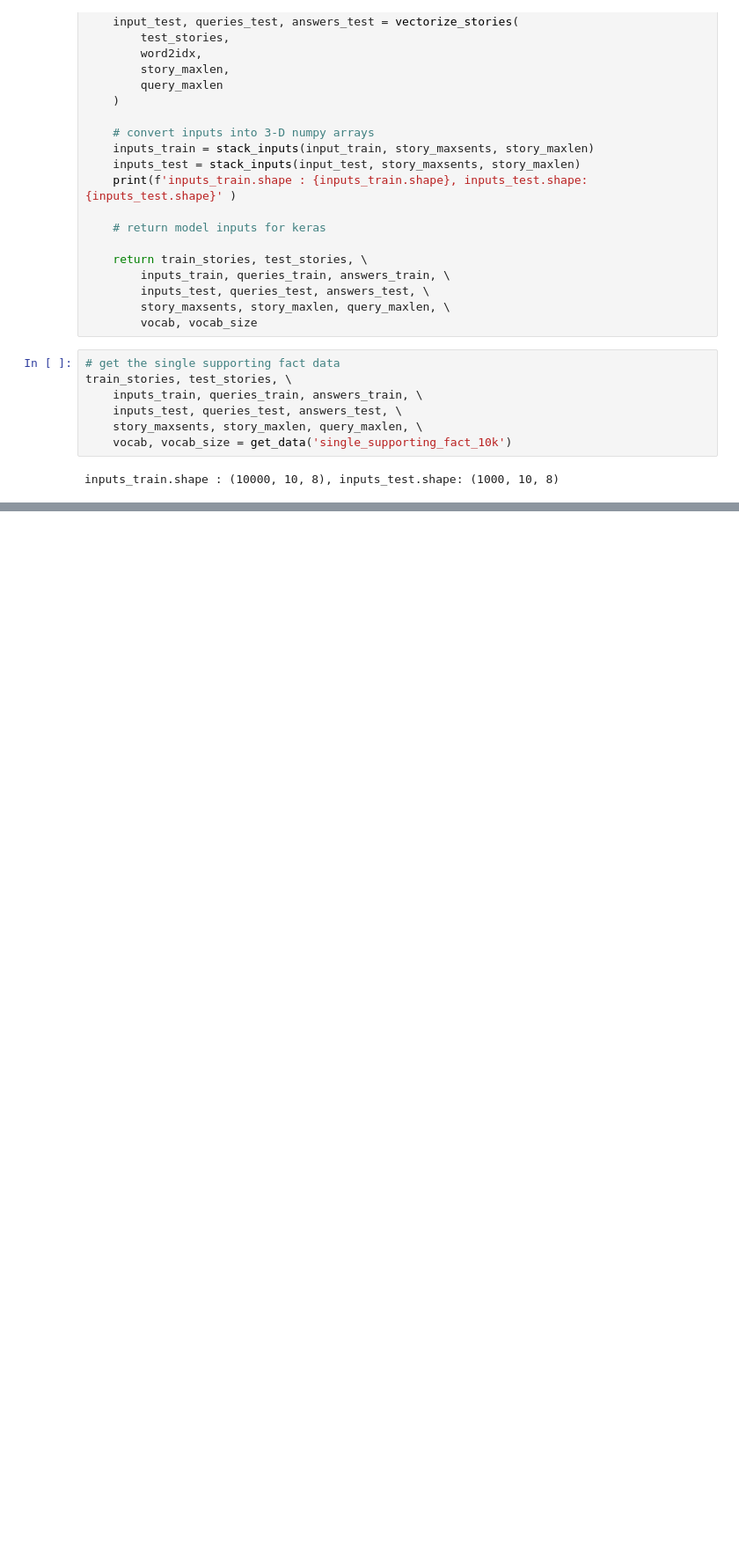
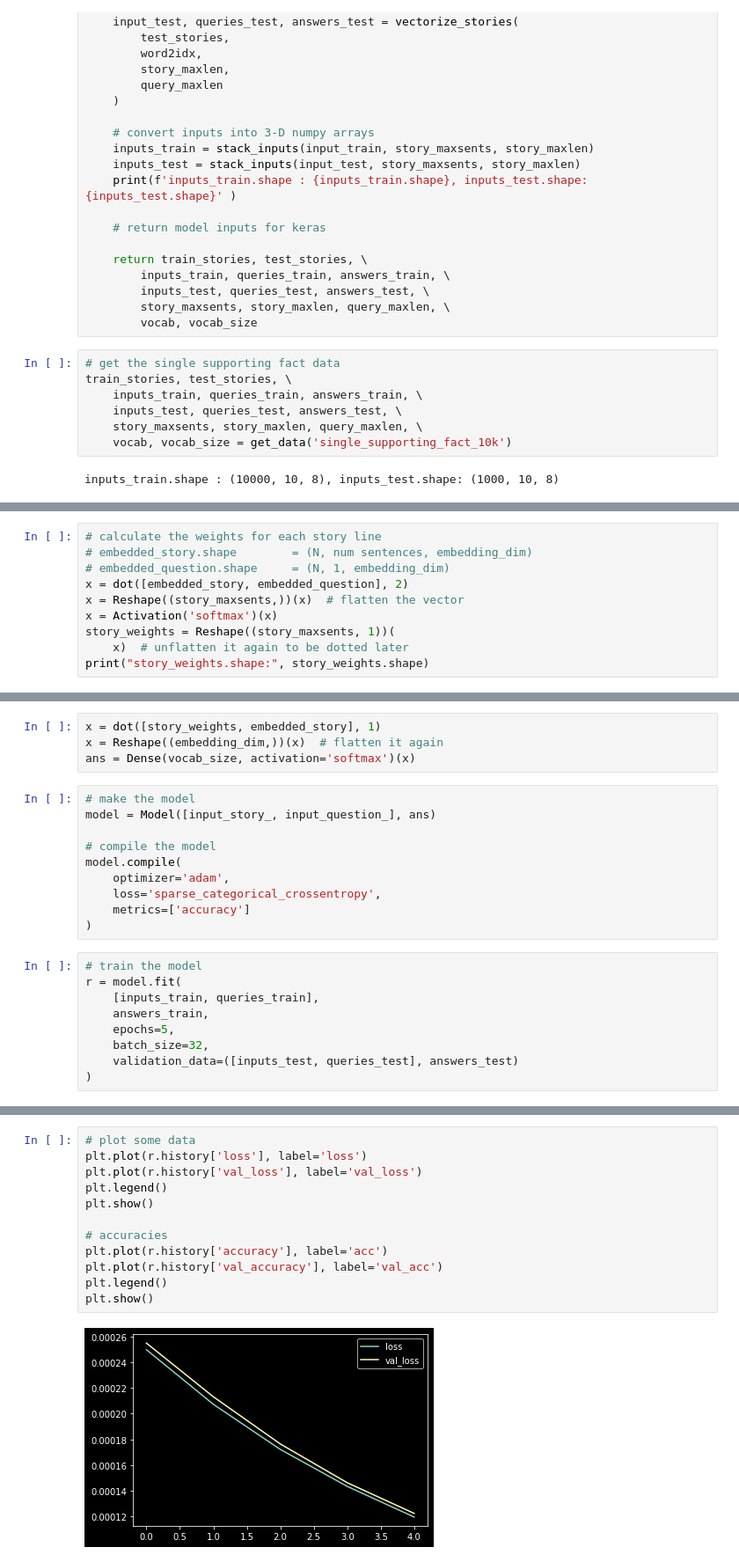
Before and after one commit to Nishant-Pall/DL-Prac, a Jupyter notebook: Memory-Networks/memory_network.ipynb, the cells around one changed output, grey strips where cells are left out. Shown at 88% size. Saved outputs shown, nothing was run; the diff lists cells and outputs as text; blank space fills up the shorter version.

Commit message:
Train models

```diff
--- a/Memory-Networks/memory_network.ipynb
+++ b/Memory-Networks/memory_network.ipynb
@@ -203,0 +228,10 @@ inputs_train.shape : (10000, 10, 8), inputs_test.shape: (1000, 10, 8)
+# %%
+# calculate the weights for each story line
+# embedded_story.shape        = (N, num sentences, embedding_dim)
+# embedded_question.shape     = (N, 1, embedding_dim)
+x = dot([embedded_story, embedded_question], 2)
+x = Reshape((story_maxsents,))(x)  # flatten the vector
+x = Activation('softmax')(x)
+story_weights = Reshape((story_maxsents, 1))(
+    x)  # unflatten it again to be dotted later
+print("story_weights.shape:", story_weights.shape)
@@ -203,0 +240,23 @@ inputs_train.shape : (10000, 10, 8), inputs_test.shape: (1000, 10, 8)
+# %%
+x = dot([story_weights, embedded_story], 1)
+x = Reshape((embedding_dim,))(x)  # flatten it again
+ans = Dense(vocab_size, activation='softmax')(x)
+# %%
+# make the model
+model = Model([input_story_, input_question_], ans)
+
+# compile the model
+model.compile(
+    optimizer='adam',
+    loss='sparse_categorical_crossentropy',
+    metrics=['accuracy']
+)
+# %%
+# train the model
+r = model.fit(
+    [inputs_train, queries_train],
+    answers_train,
+    epochs=5,
+    batch_size=32,
+    validation_data=([inputs_test, queries_test], answers_test)
+)
@@ -203,0 +300,14 @@ inputs_train.shape : (10000, 10, 8), inputs_test.shape: (1000, 10, 8)
+# %%
+# plot some data
+plt.plot(r.history['loss'], label='loss')
+plt.plot(r.history['val_loss'], label='val_loss')
+plt.legend()
+plt.show()
+
+# accuracies
+plt.plot(r.history['accuracy'], label='acc')
+plt.plot(r.history['val_accuracy'], label='val_acc')
+plt.legend()
+plt.show()
+# %% [output]
+[figure, added]
```
Also changed, not shown: parts of 17 cells of this notebook.
